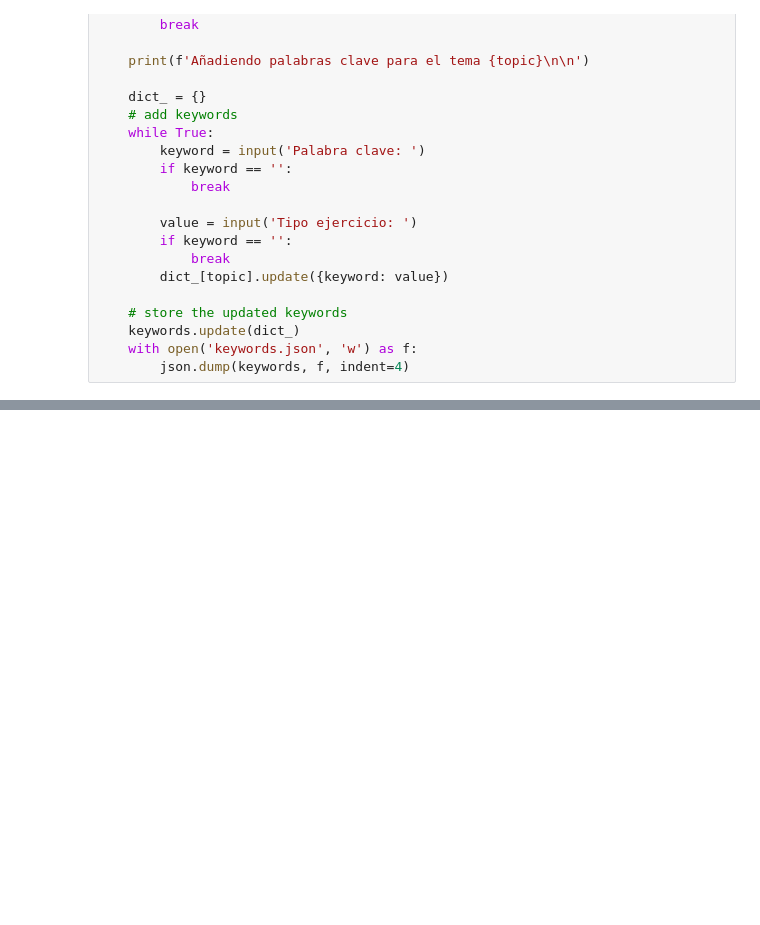
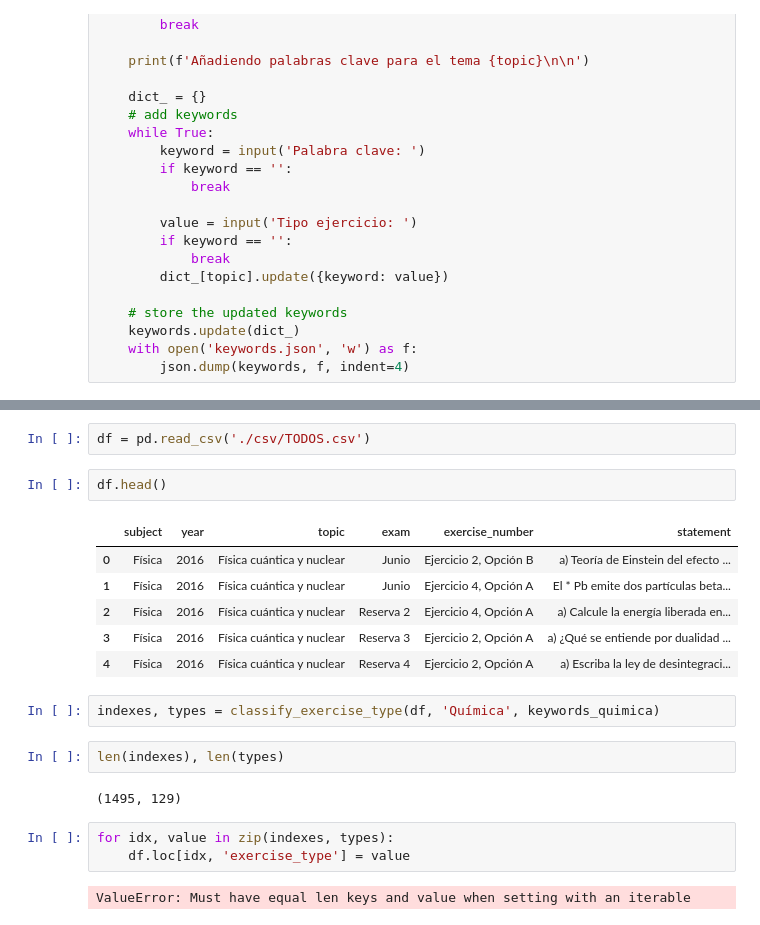
Before and after one commit to chusk2/emestrada_parser, a Jupyter notebook: test_classifier.ipynb, the cells around one changed output, grey strips where cells are left out. Cells and saved outputs as stored; diff of their text form; blank space fills up the shorter version.

```diff
--- a/test_classifier.ipynb
+++ b/test_classifier.ipynb
@@ -197,0 +268,22 @@ def classify_exercise_type(topic):
+# %%
+df = pd.read_csv('./csv/TODOS.csv')
+# %%
+df.head()
+# %% [output]
+|  | subject | year | topic | exam | exercise_number | statement |
+| 0 | Física | 2016 | Física cuántica y nuclear | Junio | Ejercicio 2, Opción B | a) Teoría de Einstein del efecto ... |
+| 1 | Física | 2016 | Física cuántica y nuclear | Junio | Ejercicio 4, Opción A | El * Pb emite dos partículas beta... |
+| 2 | Física | 2016 | Física cuántica y nuclear | Reserva 2 | Ejercicio 4, Opción A | a) Calcule la energía liberada en... |
+| 3 | Física | 2016 | Física cuántica y nuclear | Reserva 3 | Ejercicio 2, Opción A | a) ¿Qué se entiende por dualidad ... |
+| 4 | Física | 2016 | Física cuántica y nuclear | Reserva 4 | Ejercicio 2, Opción A | a) Escriba la ley de desintegraci... |
+# %%
+indexes, types = classify_exercise_type(df, 'Química', keywords_quimica)
+# %%
+len(indexes), len(types)
+# %% [output]
+(1495, 129)
+# %%
+for idx, value in zip(indexes, types):
+    df.loc[idx, 'exercise_type'] = value
+# %% [output]
+ValueError: Must have equal len keys and value when setting with an iterable
```
Also changed, not shown: parts of 17 cells of this notebook, 1 other file.
